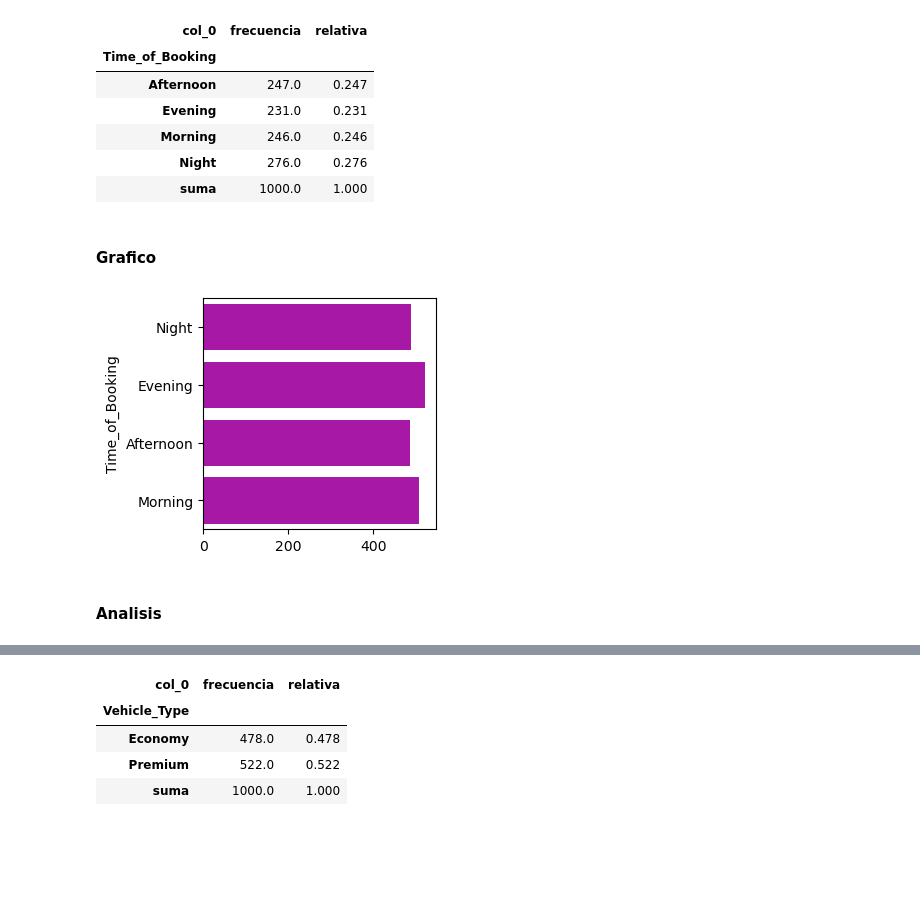
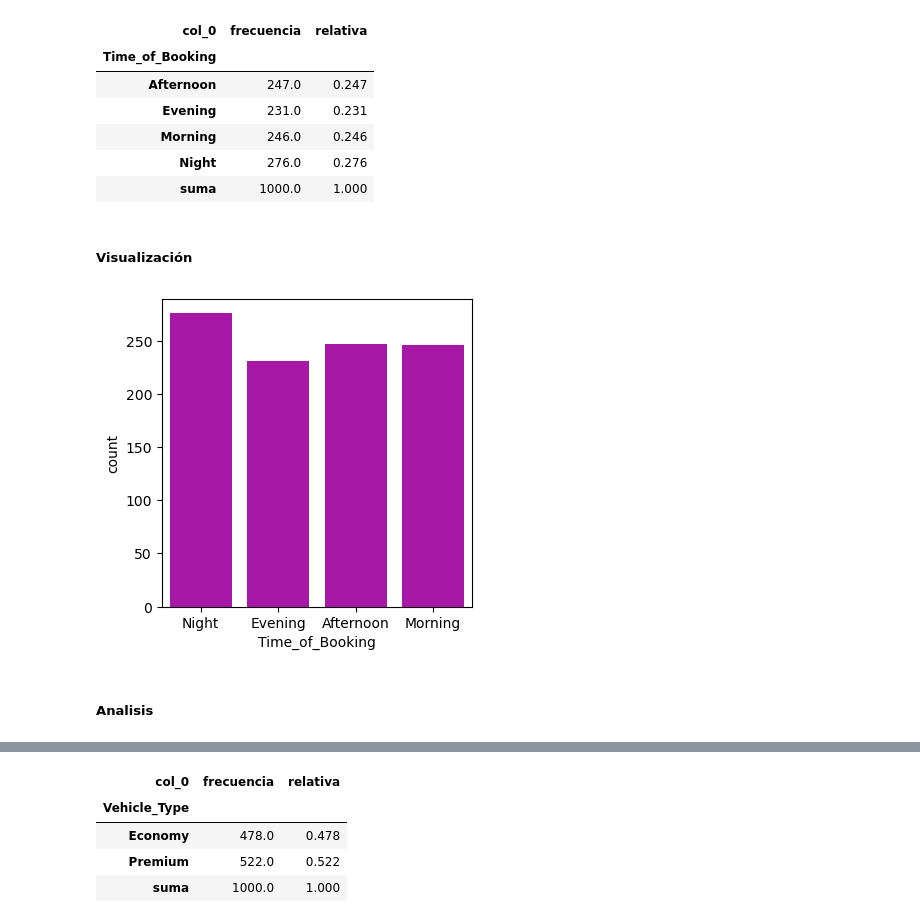
Before and after one commit to josejjgs1923/proyecto-analisis-calidad-aire-bogota, a Jupyter notebook: Tarea1_Juan_Jose_Garcia_.ipynb, the cells around one changed output, grey strips where cells are left out. Cells and saved outputs as stored; diff of their text form; code cells hidden in the pictures; blank space fills up the shorter version.

```diff
--- a/Tarea1_Juan_Jose_Garcia_.ipynb
+++ b/Tarea1_Juan_Jose_Garcia_.ipynb
@@ -235,11 +244,11 @@ tabla_frecuencia(df_modelos, Categ.tiempo_viaje.value)
 | Night | 276.0 | 0.276 |
 | suma | 1000.0 | 1.000 |
 # %% [markdown]
-#### Grafico
+##### Visualización
 # %%
-sns.barplot(df_modelos[Categ.tiempo_viaje.value], color="m", errorbar=None, figure=plt.figure(figsize=(3,3)) )
+sns.countplot(data=df_modelos, x=Categ.tiempo_viaje.value, orient="h", color="m", figure=plt.figure(figsize=(4,4)))
 plt.show()
 # %% [output]
-[figure, old version]
+[figure, new version]
 # %% [markdown]
-#### Analisis
+##### Analisis
```
Also changed, not shown: parts of 133 cells of this notebook.
